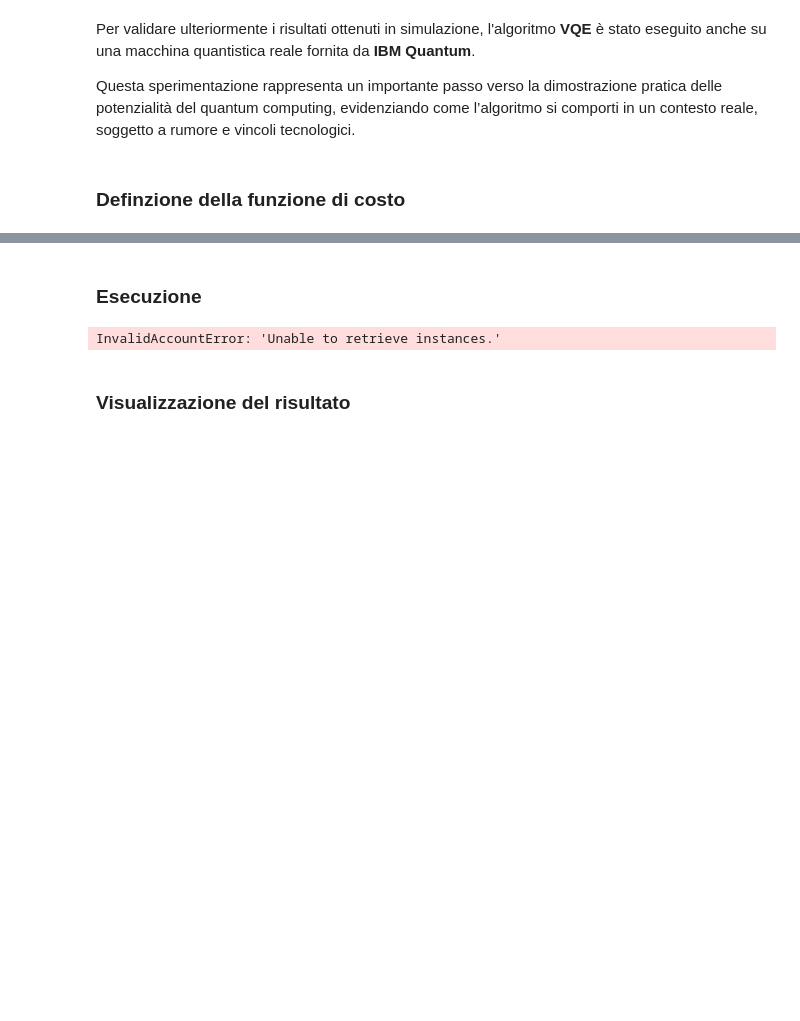
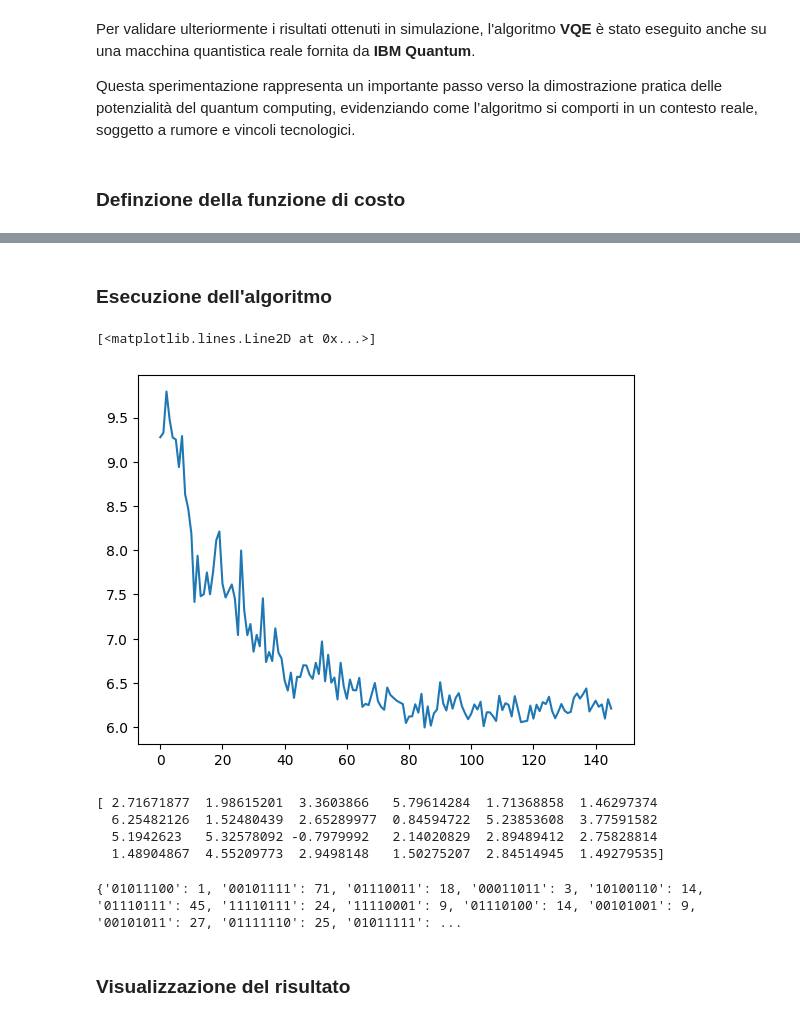
Before and after one commit to CozzaFrancesco/quantum-vertex-cover, a Jupyter notebook: Progetto.ipynb, the cells around one changed output, grey strips where cells are left out. Saved outputs shown, nothing was run; the diff lists cells and outputs as text; code cells hidden in the pictures; blank space fills up the shorter version.

```diff
--- a/Progetto.ipynb
+++ b/Progetto.ipynb
@@ -1528,31 +1551,2 @@ def costo(theta, sampler, circuit, shots):
 # %% [markdown]
-### Esecuzione
+### Esecuzione dell'algoritmo
-# %%
-# Autenticazione
-api_key = "REDACTED"
-crn = "REDACTED"
-service = QiskitRuntimeService(channel="ibm_cloud", token=api_key, instance=crn)
-
-# Circuito
-num_qubit = node_number
-circuit = TwoLocal(num_qubit, "ry", "cx", entanglement="linear", reps=2, insert_barriers=True).decompose()
-circuit.measure_all()
-
-# Backend reale e transpile
-real_backend = service.backend("ibm_torino")
-pm = generate_preset_pass_manager(backend=real_backend, optimization_level=1)
-circuit_isa = pm.run(circuit)
-
-# Esecuzione
-sampler = IBMSampler(mode=real_backend)
-theta0 = 2 * numpy.pi * numpy.random.random(circuit_isa.num_parameters)
-
-res = minimize(
-    costo,
-    theta0,
-    args=(sampler, circuit_isa, 1024),
-    method="COBYLA",
-    options={"maxiter": 10}
-)
-# %% [output]
-InvalidAccountError: 'Unable to retrieve instances.'
@@ -1559,7 +1564,41 @@ InvalidAccountError: 'Unable to retrieve instances.'
+# %%
+#per evitare di rieseguire
+history = [
+    9.2783, 9.3281, 9.7959, 9.4805, 9.2754, 9.2529, 8.9414, 9.2920, 8.6309, 8.4697,
+    8.1895, 7.4150, 7.9385, 7.4805, 7.5029, 7.7490, 7.5029, 7.7607, 8.1123, 8.2129,
+    7.6230, 7.4658, 7.5410, 7.6133, 7.4502, 7.0410, 7.9971, 7.3223, 7.0400, 7.1660,
+    6.8535, 7.0439, 6.9150, 7.4570, 6.7354, 6.8496, 6.7471, 7.1172, 6.8418, 6.7764,
+    6.5264, 6.4131, 6.6162, 6.3311, 6.5693, 6.5664, 6.7002, 6.6973, 6.5938, 6.5459,
+    6.7275, 6.6006, 6.9688, 6.5186, 6.8184, 6.5029, 6.5615, 6.3135, 6.7275, 6.4609,
+    6.3203, 6.5381, 6.4180, 6.4160, 6.5576, 6.2295, 6.2637, 6.2490, 6.3760, 6.4990,
+    6.2949, 6.2295, 6.1963, 6.4482, 6.3643, 6.3311, 6.2998, 6.2793, 6.2617, 6.0469,
+    6.1201, 6.1221, 6.2588, 6.1641, 6.3770, 5.9961, 6.2344, 6.0166, 6.1562, 6.1992,
+    6.5078, 6.2676, 6.1885, 6.3604, 6.2090, 6.3311, 6.3848, 6.2373, 6.1572, 6.0898,
+    6.1523, 6.2568, 6.1992, 6.2871, 6.0107, 6.1680, 6.1670, 6.1240, 6.0693, 6.3545,
+    6.1924, 6.2705, 6.2529, 6.1201, 6.3506, 6.2061, 6.0557, 6.0645, 6.0713, 6.2432,
+    6.0957, 6.2539, 6.1807, 6.2832, 6.2607, 6.3438, 6.1836, 6.1006, 6.1748, 6.2617,
+    6.1865, 6.1592, 6.1719, 6.3330, 6.3809, 6.3223, 6.3760, 6.4375, 6.1768, 6.2373,
+    6.2988, 6.2305, 6.2568, 6.0967, 6.3154, 6.2100
+]
+# %%
+plt.plot(history)
+# %% [output]
+[<matplotlib.lines.Line2D at 0x...>]
+[figure, added]
+# %%
+print(res.x)
+# %% [output]
+[ 2.71671877  1.98615201  3.3603866   5.79614284  1.71368858  1.46297374
+  6.25482126  1.52480439  2.65289977  0.84594722  5.23853608  3.77591582
+  5.1942623   5.32578092 -0.7979992   2.14020829  2.89489412  2.75828814
+  1.48904867  4.55209773  2.9498148   1.50275207  2.84514945  1.49279535]
 # %%
 circuit = circuit_isa.copy()
 circuit.measure_all()
 sampler = IBMSampler(mode=real_backend)
 
-job = sampler.run([(circuit, res.x, 1024)])
+job = sampler.run([(circuit, res.x, shots)])
 counts = job.result()[0].data.meas.get_counts()
+print(counts)
+# %% [output]
+{'01011100': 1, '00101111': 71, '01110011': 18, '00011011': 3, '10100110': 14, '01110111': 45, '11110111': 24, '11110001': 9, '01110100': 14, '00101001': 9, '00101011': 27, '01111110': 25, '01011111': ...
```
Also changed, not shown: parts of 18 cells of this notebook.
